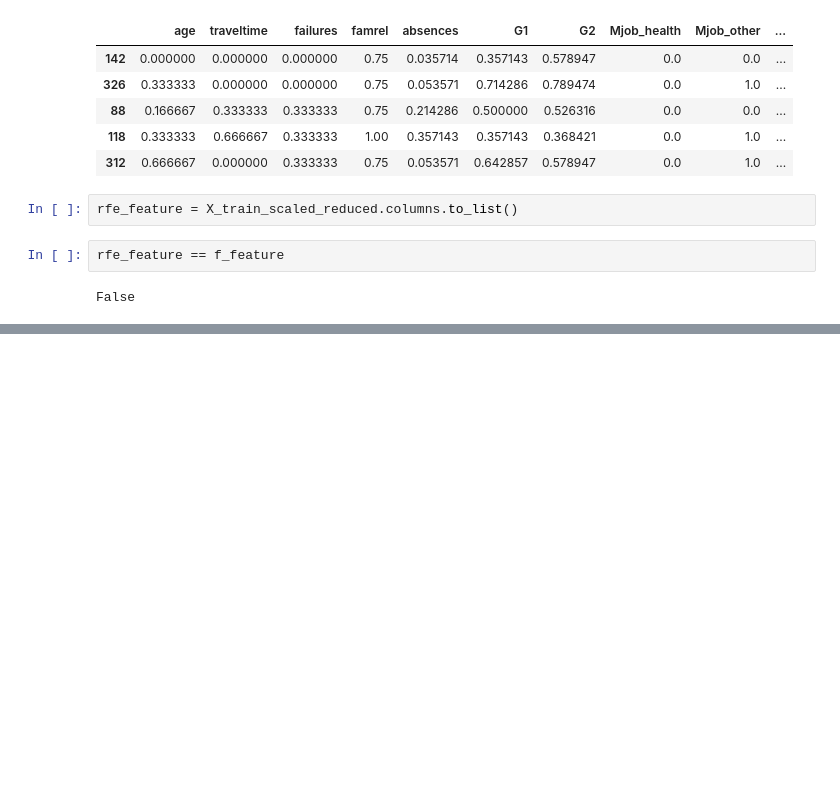
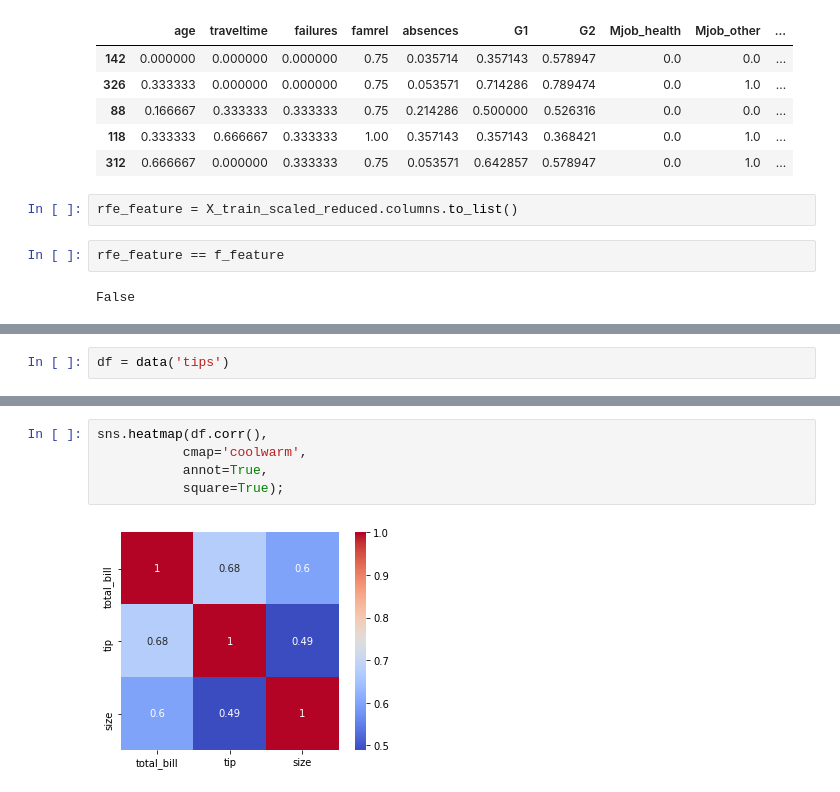
Before and after one commit to Promeos/regression-exercises, a Jupyter notebook: feature_engineering.ipynb, the cells around one changed output, grey strips where cells are left out. Saved outputs shown, nothing was run; the diff lists cells and outputs as text; blank space fills up the shorter version.

```diff
--- a/feature_engineering.ipynb
+++ b/feature_engineering.ipynb
@@ -249,0 +259,2 @@ False
+# %%
+df = data('tips')
@@ -249,0 +293,7 @@ False
+# %%
+sns.heatmap(df.corr(),
+           cmap='coolwarm',
+           annot=True,
+           square=True);
+# %% [output]
+[figure, added]
```
Also changed, not shown: parts of 35 cells of this notebook, 3 other files.
